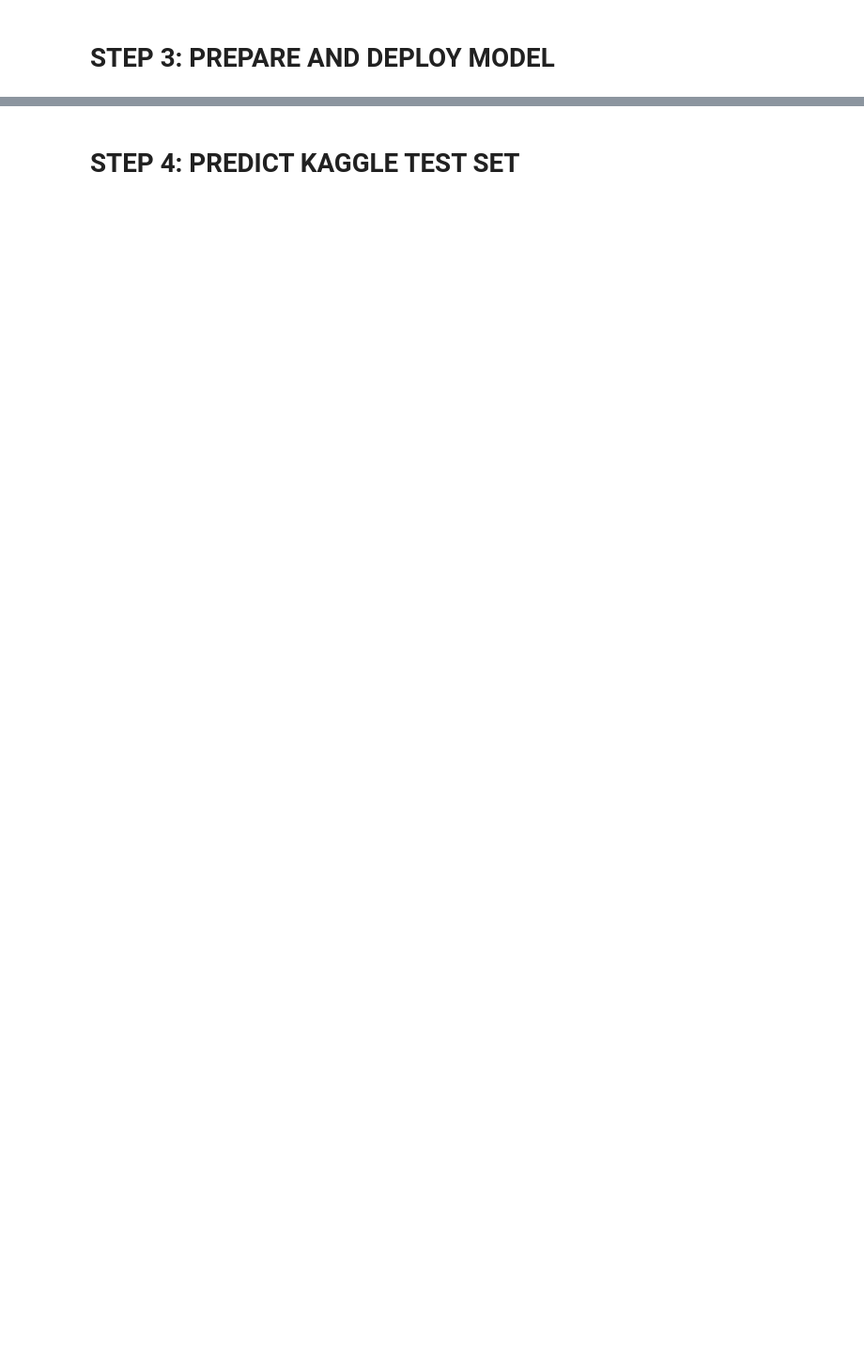
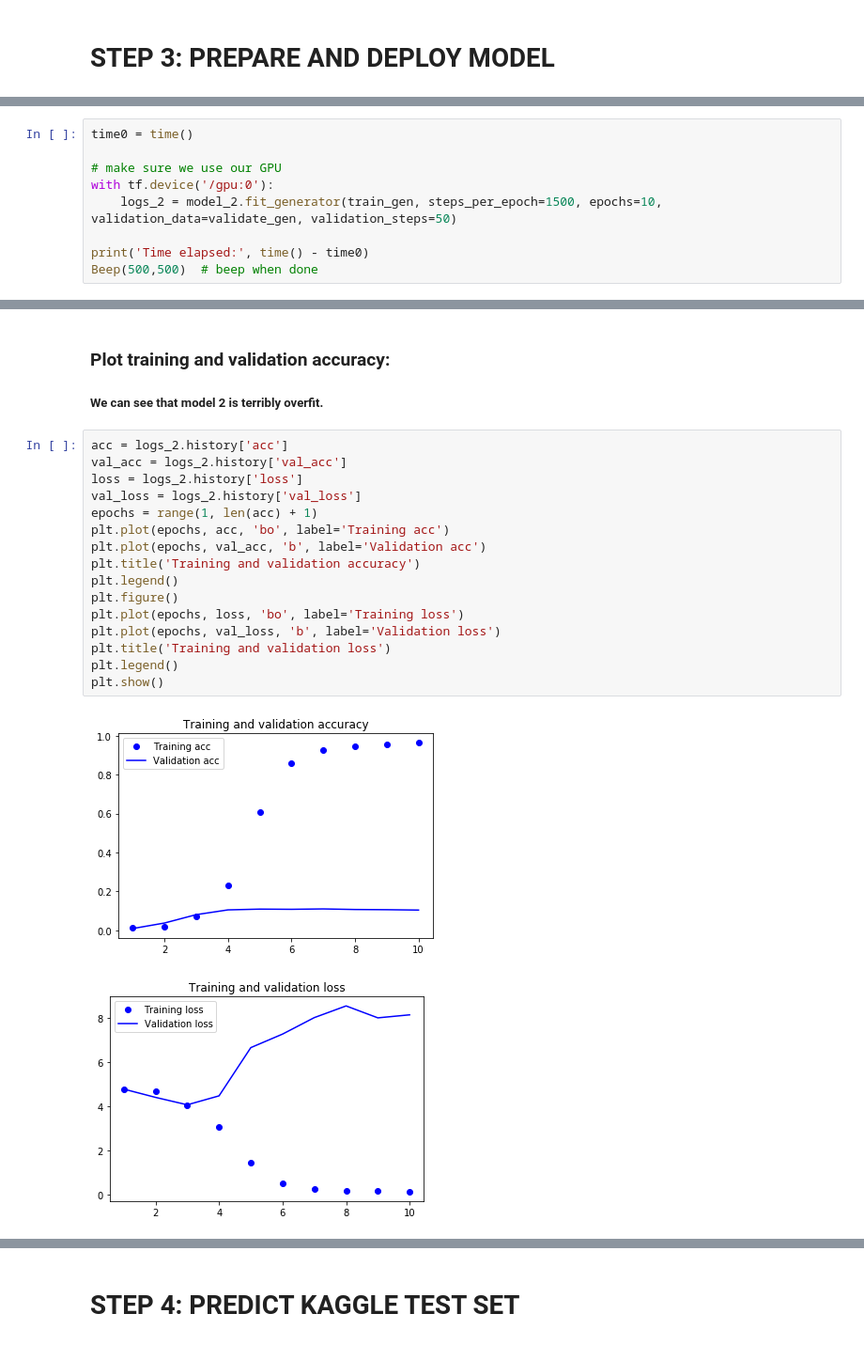
Before and after one commit to gelidely/dog-breeds, a Jupyter notebook: dog_breeds.ipynb, the cells around one changed output, grey strips where cells are left out. Shown at 94% size. Saved outputs shown, nothing was run; the diff lists cells and outputs as text; blank space fills up the shorter version.

```diff
--- a/dog_breeds.ipynb
+++ b/dog_breeds.ipynb
@@ -463,0 +530,9 @@ prediction_matrix.to_csv("dog_breeds_predictions.csv", index=False)
+# %%
+time0 = time()
+
+# make sure we use our GPU
+with tf.device('/gpu:0'):
+    logs_2 = model_2.fit_generator(train_gen, steps_per_epoch=1500, epochs=10, validation_data=validate_gen, validation_steps=50)
+
+print('Time elapsed:', time() - time0)
+Beep(500,500)  # beep when done
@@ -463,0 +557,22 @@ prediction_matrix.to_csv("dog_breeds_predictions.csv", index=False)
+# %% [markdown]
+### Plot training and validation accuracy:
+##### We can see that model 2 is terribly overfit.
+# %%
+acc = logs_2.history['acc']
+val_acc = logs_2.history['val_acc']
+loss = logs_2.history['loss']
+val_loss = logs_2.history['val_loss']
+epochs = range(1, len(acc) + 1)
+plt.plot(epochs, acc, 'bo', label='Training acc')
+plt.plot(epochs, val_acc, 'b', label='Validation acc')
+plt.title('Training and validation accuracy')
+plt.legend()
+plt.figure()
+plt.plot(epochs, loss, 'bo', label='Training loss')
+plt.plot(epochs, val_loss, 'b', label='Validation loss')
+plt.title('Training and validation loss')
+plt.legend()
+plt.show()
+# %% [output]
+[figure, added]
+[figure, added]
```
Also changed, not shown: parts of 73 cells of this notebook.
